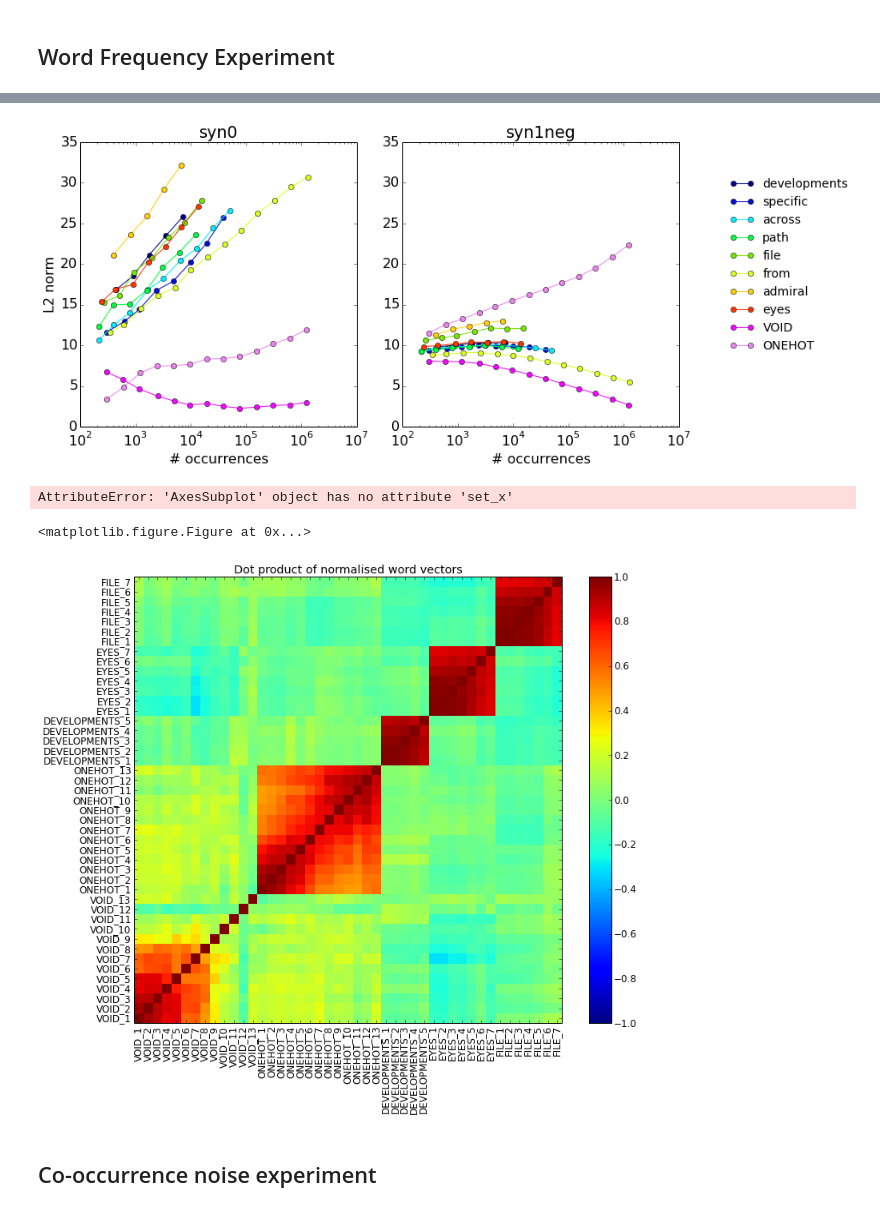
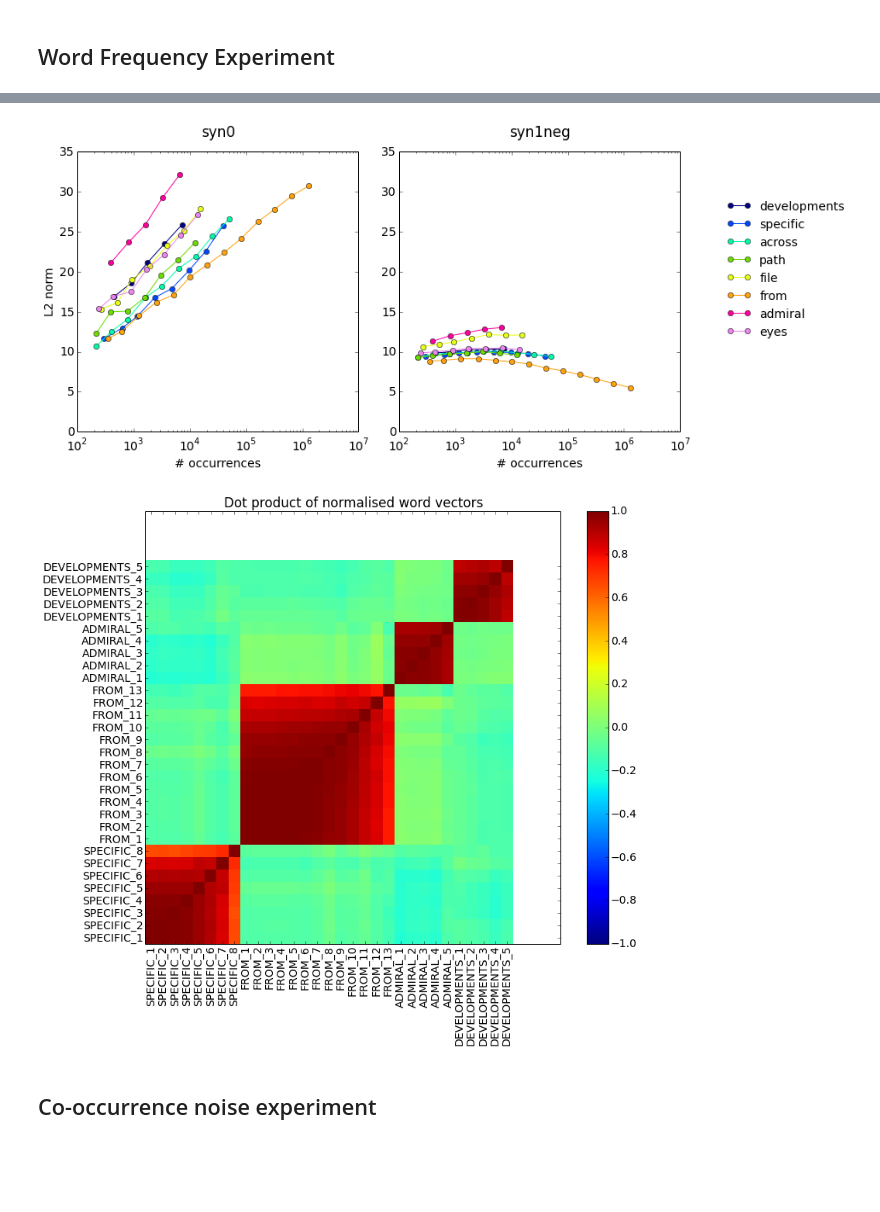
Before and after one commit to benjaminwilson/word2vec-norm-experiments, a Jupyter notebook: analysis.ipynb, the cells around one changed output, grey strips where cells are left out. Drawn from its saved outputs; the diff is of its cells as text; code cells hidden in the pictures; blank space fills up the shorter version.

Commit message:
remove meaningless and onehot token experiments

```diff
--- a/analysis.ipynb
+++ b/analysis.ipynb
@@ -12,7 +12,7 @@ filenames = dict()
 execfile('filenames.sh', filenames)
 
 %matplotlib inline
-matplotlib.rcParams.update({'font.size': 12})
+matplotlib.rcParams.update({'font.size': 14})
 # %%
 def read_words(filename):
     with file(filename) as f:
@@ -64,13 +66,13 @@ means = band_gb.L2_norm_syn1neg.mean()
 errors = band_gb.L2_norm_syn1neg.std()
 ax = means.plot(yerr=errors, figsize=(7,7))
 
-_ = ax.set_title('Mean and Std. of norm as function of # occurrences')
 _ = ax.set_xlim(7, 20)
 _ = ax.set_ylim(0, 60)
 
 _ = ax.set_xlabel('log2 (# occurrences)')
 _ = ax.set_ylabel('L2 norm')
 
-plt.legend(['syn0 vecs', 'syn1 vecs'])
+plt.title('Mean and Std. of norm as function of # occurrences', y=1.04)
+plt.legend(['syn0 vectors', 'syn1neg vectors'])
 plt.savefig('frequency-norm-graph.eps')
 # %% [output]
@@ -130,5 +132,5 @@ plt.savefig('word-frequency-experiment-graph-syn1neg.eps')
 # %%
-words = word_freq_experiment_words + [meaningless_token, onehot_token]
+words = word_freq_experiment_words
 fig = plt.figure(figsize=(16, 6))
 colormap = plt.cm.gist_ncar
 colorcycle = [colormap(i) for i in np.linspace(0, 0.9, len(words))]
@@ -138,12 +140,12 @@ ax_syn0.set_xlabel('# occurrences')
 ax_syn0.set_ylabel('L2 norm')
 ax_syn0.set_xscale('log')
 ax_syn0.set_color_cycle(colorcycle)
-ax_syn0.set_title('syn0')
+ax_syn0.set_title('syn0', y=1.04)
 
 ax_syn1neg = plt.subplot(132, sharex=ax_syn0, sharey=ax_syn0)
 ax_syn1neg.set_xlabel('# occurrences')
 ax_syn1neg.set_color_cycle(colorcycle)
-ax_syn1neg.set_title('syn1neg')
+ax_syn1neg.set_title('syn1neg', y=1.04)
 
 def plot_for_word(ax, word, series, **kwargs):
     idxs = [build_experiment_token(word, i) for i in range(1, max(word_freq_experiment_ratio, word_freq_experiment_power_max) + 1)]
@@ -153,21 +155,18 @@ def plot_for_word(ax, word, series, **kwargs):
 
 lines = []
 set_num_plots(len(words))
-for word in plot_words:
+for word in words:
     lines.append(plot_for_word(ax_syn0, word, stats.L2_norm_syn0))
 
 set_num_plots(len(words))
-for word in plot_words:
+for word in words:
     plot_for_word(ax_syn1neg, word, stats.L2_norm_syn1neg)
+
+ax_syn0.set_ylim(0, 35)
 
 _ = fig.legend(lines, words, bbox_to_anchor=(0.76, 0.56), loc='center', fontsize=14, frameon=False)
 plt.tight_layout()
+
+plt.savefig('word-frequency-experiment-graph.eps')
 # %% [output]
-[figure, old version]
+[figure, new version]
-# %%
-fig = plt.figure()
-ax = plt.subplot?
-ax.set_x
-# %% [output]
-AttributeError: 'AxesSubplot' object has no attribute 'set_x'
-<matplotlib.figure.Figure at 0x...>
@@ -186,13 +181,13 @@ def cosine_similarity_heatmap(test_vecs, **kwargs):
     _ = plt.yticks(np.arange(0.5, len(test_vecs.index), 1), test_vecs.index)
     _ = plt.xticks(np.arange(0.5, len(test_vecs.index), 1), test_vecs.index, rotation=90)
 # %%
-test_words = [meaningless_token, onehot_token] + random.sample(word_freq_experiment_words, 3)
+test_words = random.sample(word_freq_experiment_words, 4)
 idxs = [build_experiment_token(word, i) for word in test_words for i in range(1, max(word_freq_experiment_ratio, word_freq_experiment_power_max) + 1)]
 test_vecs = vectors_syn0.loc[idxs].dropna()
 cosine_similarity_heatmap(test_vecs, figsize=(12, 10))
 plt.savefig('word-frequency-experiment-heatmap.eps')
 # %% [output]
-[figure, old version]
+[figure, new version]
 # %% [markdown]
 ## Co-occurrence noise experiment
 # %%
```
Also changed, not shown: parts of 13 cells of this notebook, 2 other files.
